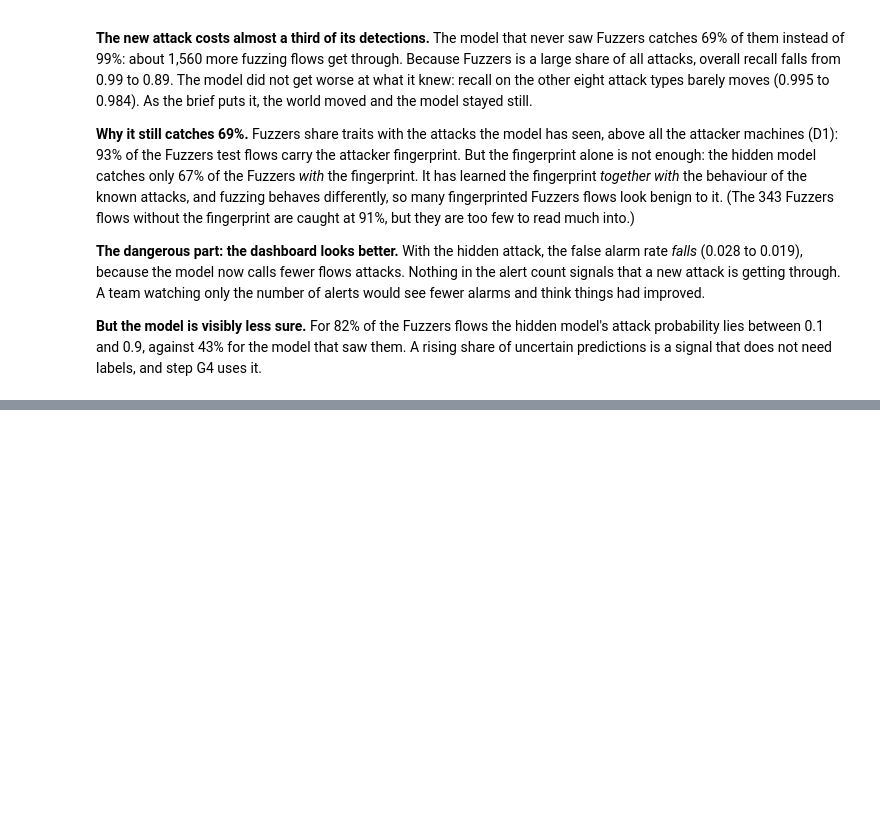
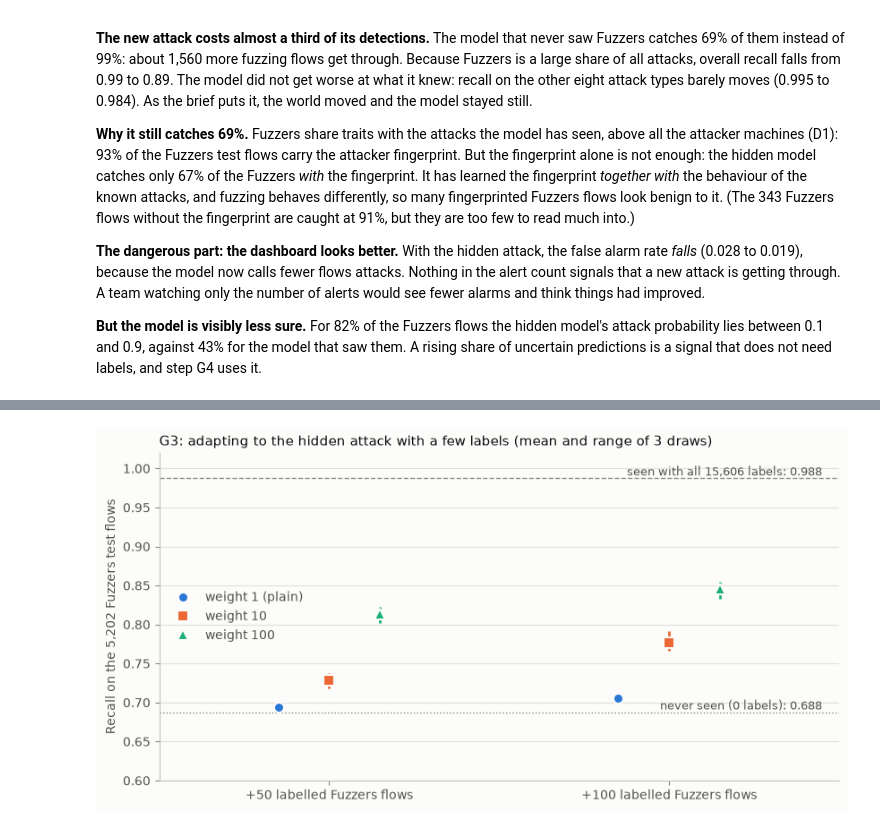
Before and after one commit to steve-nt/AI-for-Cybersecurity-Final-Mini-Project, a Jupyter notebook: parts/60_adaptability.ipynb, the cells around one changed output, grey strips where cells are left out. Drawn from its saved outputs; the diff is of its cells as text; code cells hidden in the pictures; blank space fills up the shorter version.

Commit message:
G3: adapting with 50 and 100 labels

```diff
--- a/parts/60_adaptability.ipynb
+++ b/parts/60_adaptability.ipynb
@@ -180,0 +255,19 @@ is a signal that does not need labels, and step G4 uses it.
+# %%
+# STEP G3
+weighted = []
+for weight in [10, 100]:
+    for n in [50, 100]:
+        for seed in [0, 1, 2]:
+            labelled = X_new.sample(n, random_state=seed)               # the same draws as above
+            X_adapt = pd.concat([X_seen, labelled])
+            y_adapt = pd.concat([y_seen, y_new.loc[labelled.index]])
+            w = np.concatenate([np.ones(len(X_seen)), np.full(n, float(weight))])
+            model = make_boost().fit(X_adapt, y_adapt, sample_weight=w)
+            weighted.append({"weight": weight, "labels_added": n, "seed": seed, **hidden_report(model)})
+weighted_runs = pd.DataFrame(weighted)
+weighted_runs.to_csv(TABLES / "G3_adapt_weighted_runs.csv", index=False, float_format="%.4f")
+weighted_summary = (pd.concat([adapt_runs.assign(weight=1), weighted_runs])
+                    .groupby(["weight", "labels_added"])[["fuzzers_recall", "overall_recall", "far", "macro_f1"]]
+                    .agg(["mean", "min", "max"]))
+weighted_summary.to_csv(TABLES / "G3_adapt_summary.csv", float_format="%.4f")
+weighted_summary[["fuzzers_recall", "far"]].round(4)
@@ -180,0 +284,44 @@ is a signal that does not need labels, and step G4 uses it.
+# %%
+# STEP G3
+# Figure: Fuzzers recall on the test set, from "never seen" to "seen with all labels". Dots are the
+# mean of the 3 draws, the bars span the lowest and highest draw.
+import matplotlib.pyplot as plt
+
+SURFACE, INK, INK_2, MUTED, GRID, AXIS = "#fcfcfb", "#0b0b0b", "#52514e", "#898781", "#e1e0d9", "#c3c2b7"
+WEIGHT_STYLE = {1: ("#2a78d6", "o", "weight 1 (plain)"), 10: ("#eb6834", "s", "weight 10"),
+                100: ("#1baf7a", "^", "weight 100")}
+both = pd.concat([adapt_runs.assign(weight=1), weighted_runs])
+
+fig, ax = plt.subplots(figsize=(8.5, 4.4), facecolor=SURFACE)
+ax.set_facecolor(SURFACE)
+ax.grid(axis="y", color=GRID, linewidth=0.8)
+ax.set_axisbelow(True)
+seen, hidden = hidden_report(boost)["fuzzers_recall"], hidden_report(boost_hidden)["fuzzers_recall"]
+ax.axhline(seen, color=MUTED, linestyle="--", linewidth=1)
+ax.text(2.45, seen, f"seen with all 15,606 labels: {seen:.3f}", va="bottom", ha="right", color=INK_2, fontsize=9)
+ax.axhline(hidden, color=MUTED, linestyle=":", linewidth=1)
+ax.text(2.45, hidden, f"never seen (0 labels): {hidden:.3f}", va="bottom", ha="right", color=INK_2, fontsize=9)
+for offset, weight in zip([-0.15, 0.0, 0.15], [1, 10, 100]):
+    colour, marker, label = WEIGHT_STYLE[weight]
+    for x, n in zip([1, 2], [50, 100]):
+        r = both[(both["weight"] == weight) & (both["labels_added"] == n)]["fuzzers_recall"]
+        ax.vlines(x + offset, r.min(), r.max(), color=colour, linewidth=2)
+        ax.plot(x + offset, r.mean(), marker=marker, color=colour, markersize=8, markeredgecolor=SURFACE,
+                markeredgewidth=1.5, linestyle="none", label=label if n == 50 else None)
+ax.set_xticks([1, 2], ["+50 labelled Fuzzers flows", "+100 labelled Fuzzers flows"])
+ax.set_xlim(0.5, 2.5)
+ax.set_ylim(0.6, 1.02)
+ax.set_ylabel("Recall on the 5,202 Fuzzers test flows", color=INK_2)
+ax.set_title("G3: adapting to the hidden attack with a few labels (mean and range of 3 draws)",
+             loc="left", fontsize=11, color=INK)
+for side in ("top", "right"):
+    ax.spines[side].set_visible(False)
+for side in ("left", "bottom"):
+    ax.spines[side].set_color(AXIS)
+ax.tick_params(colors=MUTED, labelcolor=INK_2)
+ax.legend(loc="center left", frameon=False, labelcolor=INK_2)
+fig.tight_layout()
+fig.savefig(FIGURES / "G3_adapt.png", dpi=150, facecolor=SURFACE)
+plt.show()
+# %% [output]
+[figure, added]
```
Also changed, not shown: parts of 6 cells of this notebook, 7 other files.
